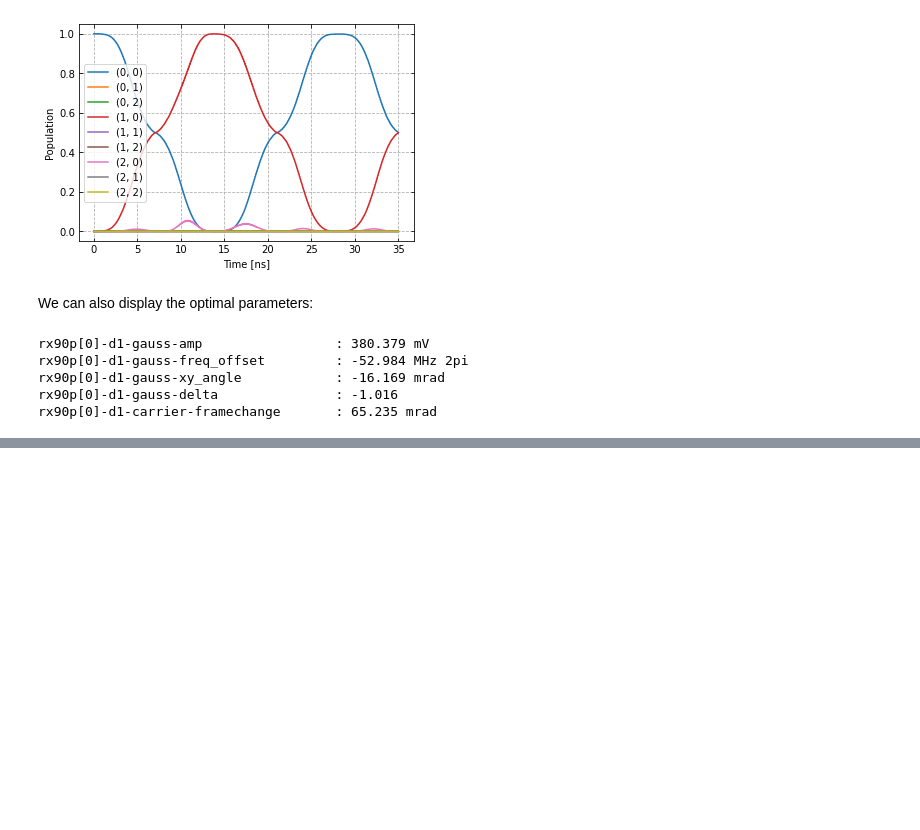
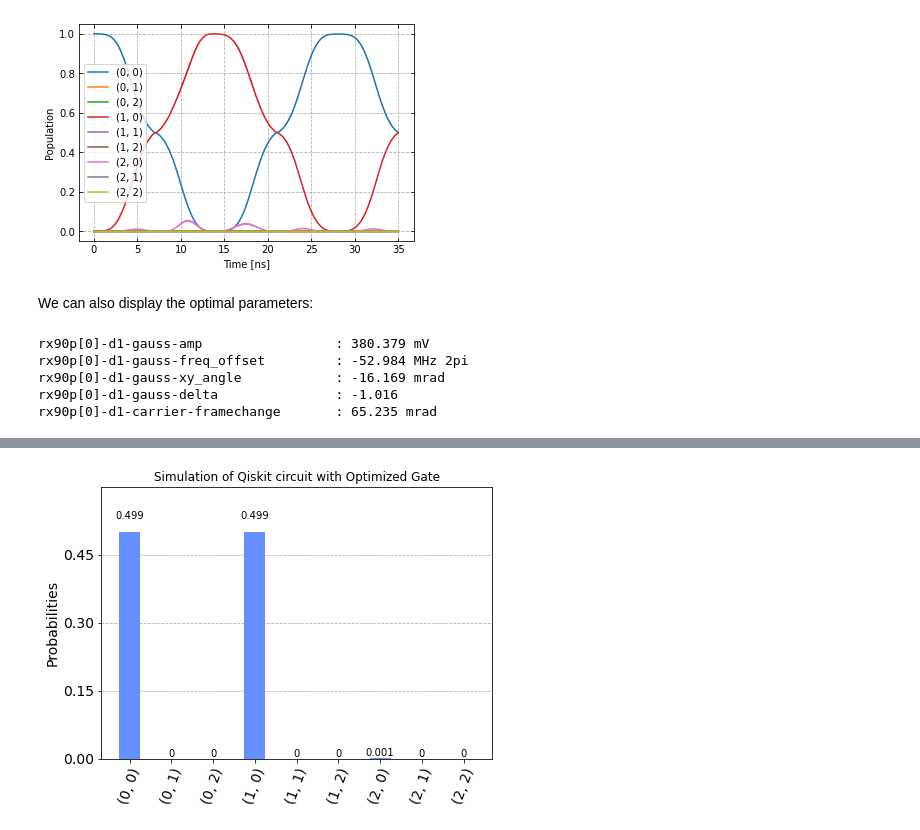
Before and after one commit to q-optimize/c3, a Jupyter notebook: examples/two_qubits.ipynb, the cells around one changed output, grey strips where cells are left out. Saved outputs shown, nothing was run; the diff lists cells and outputs as text; code cells hidden in the pictures; blank space fills up the shorter version.

```diff
--- a/examples/two_qubits.ipynb
+++ b/examples/two_qubits.ipynb
@@ -700,3 +749,9 @@ rx90p[0]-d1-gauss-freq_offset         : -52.984 MHz 2pi
 rx90p[0]-d1-gauss-xy_angle            : -16.169 mrad
 rx90p[0]-d1-gauss-delta               : -1.016
 rx90p[0]-d1-carrier-framechange       : 65.235 mrad
+# %%
+c3_job_opt = c3_backend.run(qc)
+result_opt = c3_job_opt.result()
+res_pops_opt = result_opt.data()["state_pops"]
+print("Result from optimized gates:")
+pprint(res_pops_opt)
@@ -702,0 +770,4 @@ rx90p[0]-d1-carrier-framechange       : 65.235 mrad
+# %%
+plot_histogram(res_pops_opt, title='Simulation of Qiskit circuit with Optimized Gate')
+# %% [output]
+[figure, added]
```
Also changed, not shown: parts of 12 cells of this notebook.
